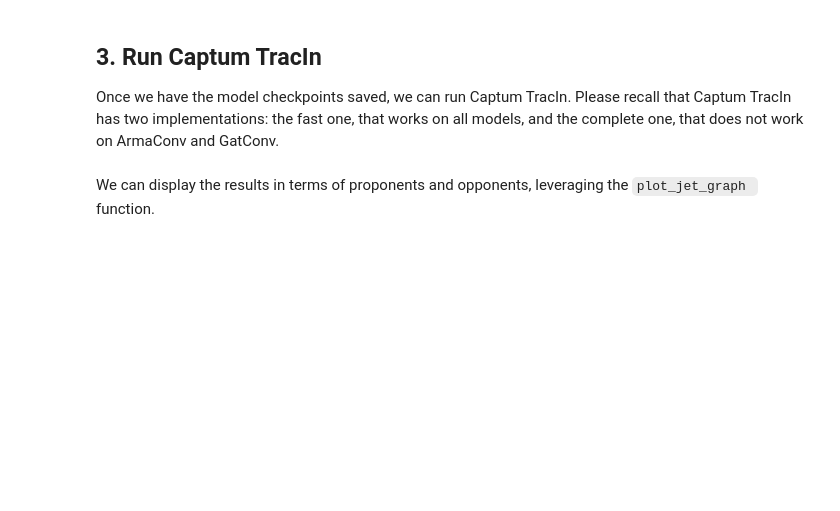
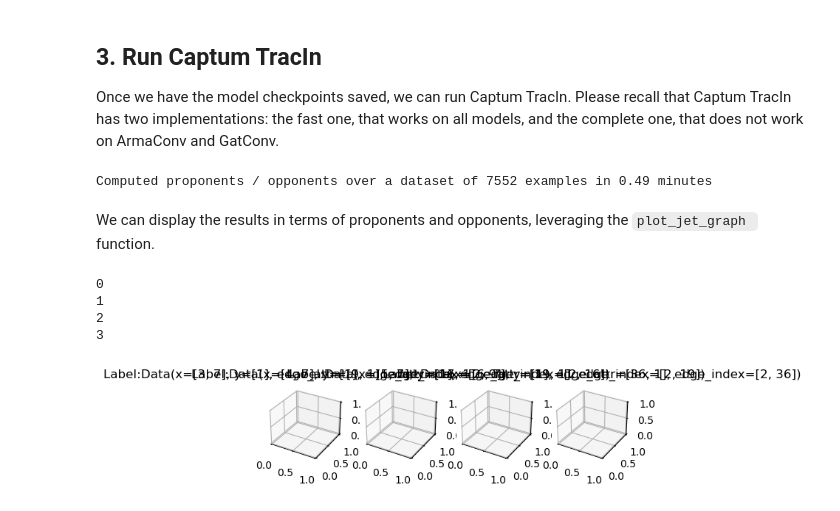
Before and after one commit to alessiodevoto/jetgraphs, a Jupyter notebook: test_model.ipynb, the cells around one changed output. Saved outputs shown, nothing was run; the diff lists cells and outputs as text; code cells hidden in the pictures; blank space fills up the shorter version.

```diff
--- a/test_model.ipynb
+++ b/test_model.ipynb
@@ -34,14 +36,14 @@ For the dataset, we use the class defined in  `JetgraphDataset.py `. For the mod
 In the next lines we download the dataset with specific settings
 # %%
 from jetgraphs.JetGraphDataset import JetGraphDatasetInMemory_v2
-from jetgraphs.transforms import BuildEdges
+from jetgraphs.transforms import BuildEdges, OneHotEncodeLayer
 from torch_geometric.transforms import Compose, LargestConnectedComponents
 from torch_geometric.loader import DataLoader
 from sklearn.model_selection import train_test_split
 
 
 # Where data is to be downloaded and stored.
-datasets_root = "./datasets"
+datasets_root = "/Users/alessiodevoto/Downloads/datasets/"
 # secret url to dataset.
 raw_data_url = ""
 
@@ -58,19 +60,19 @@ edge_builder = BuildEdges(
 # We extract the main subgraph for each graph and one hot encode the layer.
 transforms = Compose([
     LargestConnectedComponents(num_components=1),
-    # TODO one hot encode
+    OneHotEncodeLayer()
     ])
 
 # Finally download the dataset.
 jet_graph_dataset = JetGraphDatasetInMemory_v2(
     root = datasets_root,       # directory where to download data
     url = raw_data_url,         # url to raw data
-    subset = '100%',            # which subset of the intial 100k graph to consider, default is 100%
+    subset = '10%',            # which subset of the intial 100k graph to consider, default is 100%
     min_num_nodes = 2,          # only include graphs with at least 2 nodes
     transform =  transforms,
     pre_transform = edge_builder) # edge_builder should be passed as pre_transform to keep data on disk.
 
 # Create the dataloaders.
 train_idx, test_idx = train_test_split(range(len(jet_graph_dataset)), stratify=[m.y[0].item() for m in jet_graph_dataset], test_size=0.25)
-train_loader = DataLoader(jet_graph_dataset[train_idx], batch_size=32, shuffle=True)
-test_loader = DataLoader(jet_graph_dataset[test_idx], batch_size=32)
+train_loader = DataLoader(jet_graph_dataset[train_idx], batch_size=32, num_workers=8, shuffle=True)
+test_loader = DataLoader(jet_graph_dataset[test_idx], num_workers=8, batch_size=32)
@@ -116,20 +151,16 @@ Please recall that Captum TracIn has two implementations: the fast one, that wor
 # We import captum from the jetgraphs repo.
 from jetgraphs.explainability import TracInCPFastGNN, TracInCPGNN, checkpoints_load_func
 import os.path as osp
+import datetime
 
 # We first load the model with the last checkpoint so that the predictions we make in the next cell will be for the trained model.
-correct_dataset_final_checkpoint = osp.join(chkpt_dir, 'gnn-epoch=149.ckpt')
+correct_dataset_final_checkpoint = osp.join(chkpt_dir, 'gnn-epoch=04.ckpt')
 checkpoints_load_func(model, correct_dataset_final_checkpoint)
 
+
 # Dataloader for Captum.
-test_influence_indices = test_idx[:4]  # Just consider the first 4 examples in validation dataset
-test_influence_loader = DataLoader(jet_graph_dataset[test_influence_indices], batch_size=len(test_influence_indices), shuffle=False)
-test_examples_batch = next(iter(test_influence_loader))
+influence_src_dataloader = DataLoader(jet_graph_dataset[train_idx], batch_size=64, shuffle=False)
 
-influence_src_dataloader = DataLoader(jet_graph_dataset[train_idx], batch_size=64, shuffle=False)
-test_examples_predicted_probs = torch.sigmoid(model(test_examples_batch))
-test_examples_predicted_labels = (test_examples_predicted_probs > 0.5).float()
-test_examples_true_labels = test_examples_batch.y.unsqueeze(1)
 
 # Run Captum
 tracin_cp_fast_gnn = TracInCPFastGNN(
@@ -143,7 +174,14 @@ tracin_cp_fast_gnn = TracInCPFastGNN(
     vectorize=False,
 )
 
-import datetime
+
+
+test_influence_indices = test_idx[:4]  # Just consider the first 4 examples in test dataset
+test_influence_loader = DataLoader(jet_graph_dataset[test_influence_indices], batch_size=len(test_influence_indices), shuffle=False)
+test_examples_batch = next(iter(test_influence_loader))
+test_examples_predicted_probs = torch.sigmoid(model(test_examples_batch))
+test_examples_predicted_labels = (test_examples_predicted_probs > 0.5).float()
+test_examples_true_labels = test_examples_batch.y.unsqueeze(1)
 
 k = 4
 
@@ -172,6 +210,8 @@ print(
     "Computed proponents / opponents over a dataset of %d examples in %.2f minutes"
     % (len(influence_src_dataloader)*influence_src_dataloader.batch_size, total_minutes)
 )
+# %% [output]
+Computed proponents / opponents over a dataset of 7552 examples in 0.49 minutes
 # %% [markdown]
 We can display the results in terms of proponents and opponents, leveraging the  `plot_jet_graph ` function.
 # %%
@@ -192,3 +232,30 @@ display_proponents_and_opponents(
   proponents_indices_fast,
   opponents_indices_fast
 )
+# %%
+import matplotlib.pyplot as plt
+from jetgraphs.utils import plot_jet_graph
+
+def display_examples(correct_dataset, examples_indices):
+  test_example_graphs = [jet_graph_dataset[i] for i in range(4)]
+
+  # fig, axes = plt.subplots(nrows=1, ncols=len(examples_indices), figsize=(20,5))
+  # ax = axes.flatten()
+  fig = plt.figure()
+
+  for i in range(len(examples_indices)):
+    print(i)
+    ax = fig.add_subplot(1, len(examples_indices), i+1, projection="3d")
+    ax.set_title(f'Label:{test_example_graphs[i]}') # .y.item()
+
+    plot_jet_graph(g=test_example_graphs[i], ax = ax)
+
+    plt.show()
+
+display_examples([], [1,2,3,4])
+# %% [output]
+0
+1
+2
+3
+[figure, added]
```
Also changed, not shown: parts of 6 cells of this notebook, 3 other files.
